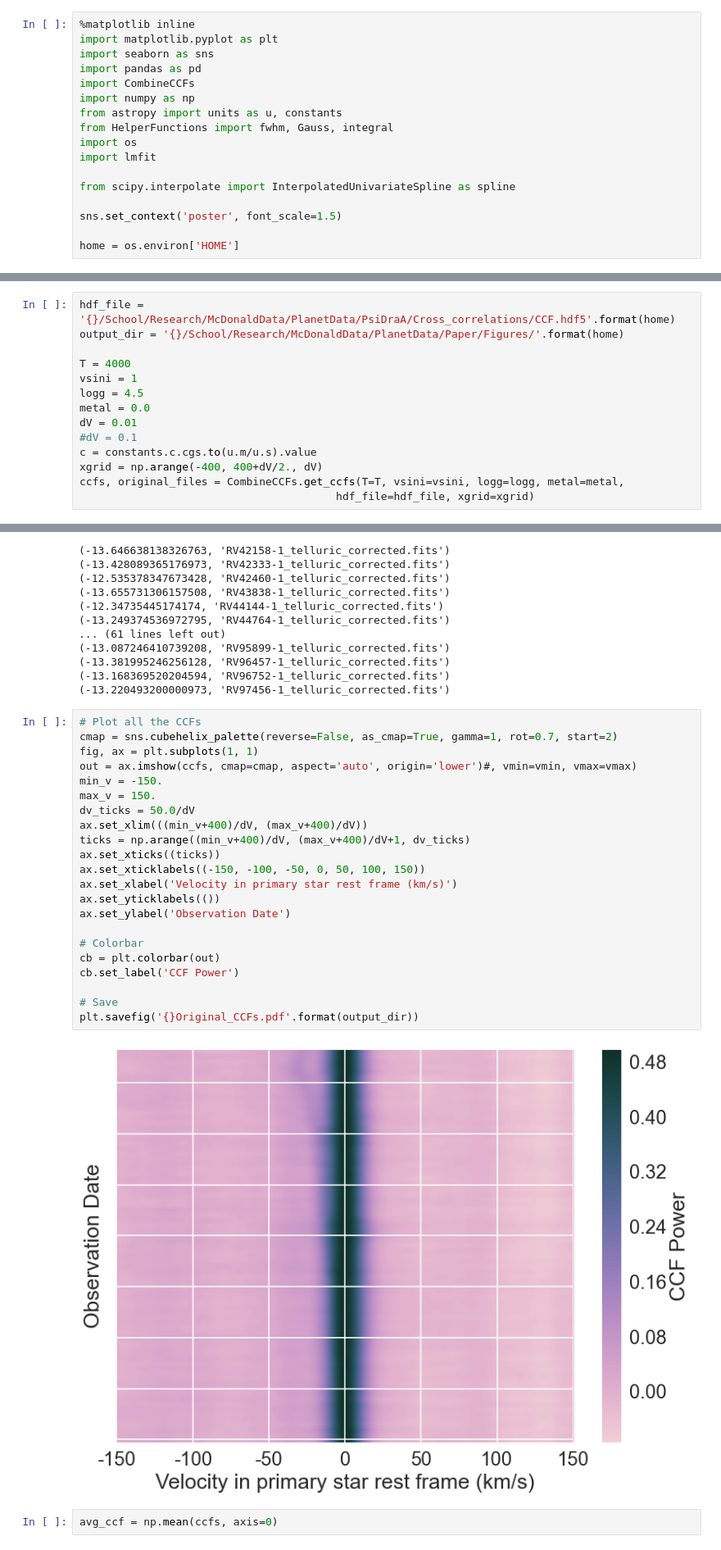
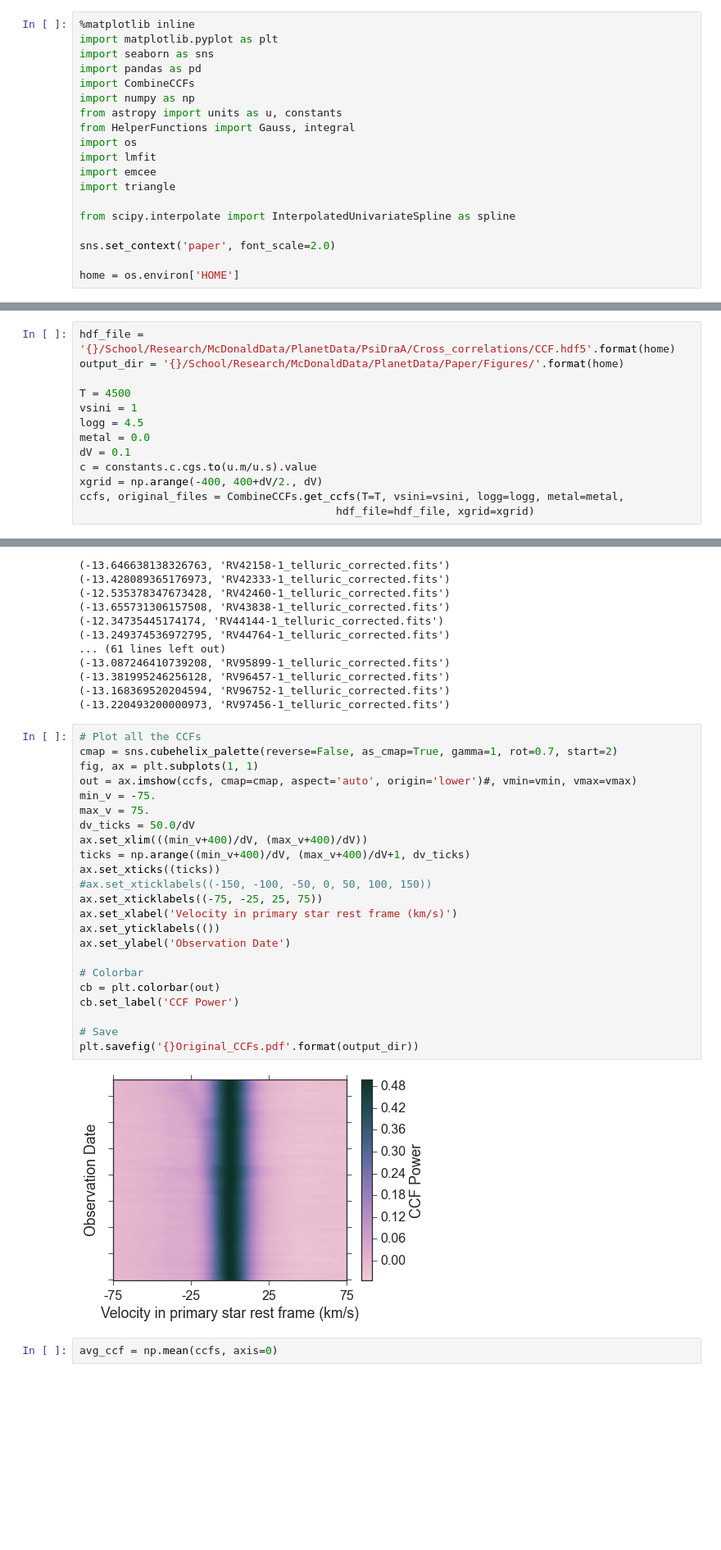
Before and after one commit to kgullikson88/Companion-Finder, a Jupyter notebook: MakePlots.ipynb, the cells around one changed output, grey strips where cells are left out. Shown: that part at 82% size. Saved outputs shown, nothing was run; the diff lists cells and outputs as text; blank space fills up the shorter version.

```diff
--- a/MakePlots.ipynb
+++ b/MakePlots.ipynb
@@ -8,12 +9,14 @@ import pandas as pd
 import CombineCCFs
 import numpy as np
 from astropy import units as u, constants
-from HelperFunctions import fwhm, Gauss, integral
+from HelperFunctions import Gauss, integral
 import os
 import lmfit
+import emcee
+import triangle
 
 from scipy.interpolate import InterpolatedUnivariateSpline as spline
 
-sns.set_context('poster', font_scale=1.5)
+sns.set_context('paper', font_scale=2.0)
 
 home = os.environ['HOME']
@@ -27,12 +28,11 @@ Run with T > 6000 first, to measure the primary star radial velocity in my CCFs.
 hdf_file = '{}/School/Research/McDonaldData/PlanetData/PsiDraA/Cross_correlations/CCF.hdf5'.format(home)
 output_dir = '{}/School/Research/McDonaldData/PlanetData/Paper/Figures/'.format(home)
 
-T = 4000
+T = 4500
 vsini = 1
 logg = 4.5
 metal = 0.0
-dV = 0.01
-#dV = 0.1
+dV = 0.1
 c = constants.c.cgs.to(u.m/u.s).value
 xgrid = np.arange(-400, 400+dV/2., dV)
 ccfs, original_files = CombineCCFs.get_ccfs(T=T, vsini=vsini, logg=logg, metal=metal,
@@ -58,27 +58,28 @@ ccfs, original_files = CombineCCFs.get_ccfs(T=T, vsini=vsini, logg=logg, metal=m
 # %%
 # Plot all the CCFs
 cmap = sns.cubehelix_palette(reverse=False, as_cmap=True, gamma=1, rot=0.7, start=2)
 fig, ax = plt.subplots(1, 1)
 out = ax.imshow(ccfs, cmap=cmap, aspect='auto', origin='lower')#, vmin=vmin, vmax=vmax)
-min_v = -150.
-max_v = 150.
+min_v = -75.
+max_v = 75.
 dv_ticks = 50.0/dV
 ax.set_xlim(((min_v+400)/dV, (max_v+400)/dV))
 ticks = np.arange((min_v+400)/dV, (max_v+400)/dV+1, dv_ticks)
 ax.set_xticks((ticks))
-ax.set_xticklabels((-150, -100, -50, 0, 50, 100, 150))
+#ax.set_xticklabels((-150, -100, -50, 0, 50, 100, 150))
+ax.set_xticklabels((-75, -25, 25, 75))
 ax.set_xlabel('Velocity in primary star rest frame (km/s)')
 ax.set_yticklabels(())
 ax.set_ylabel('Observation Date')
 
 # Colorbar
 cb = plt.colorbar(out)
 cb.set_label('CCF Power')
 
 # Save
 plt.savefig('{}Original_CCFs.pdf'.format(output_dir))
 # %% [output]
-[figure, old version]
+[figure, new version]
 # %%
 avg_ccf = np.mean(ccfs, axis=0)
 # %%
```
Also changed, not shown: parts of 26 cells of this notebook.
